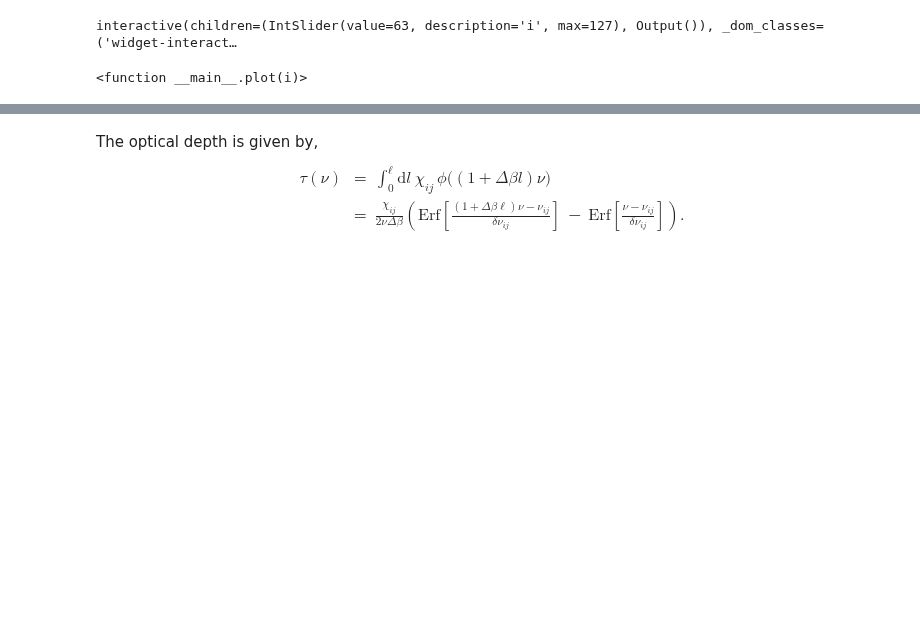
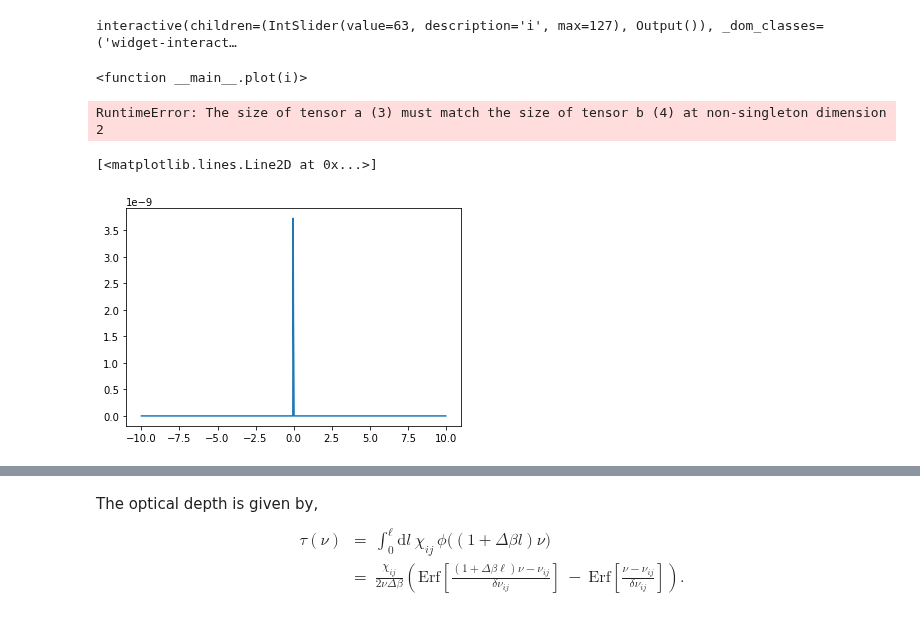
Before and after one commit to Magritte-code/pomme, a Jupyter notebook: docs/src/benchmarks/Benchmark_0.ipynb, the cells around one changed output, grey strips where cells are left out. Cells and saved outputs as stored; diff of their text form; code cells hidden in the pictures; blank space fills up the shorter version.

```diff
--- a/docs/src/benchmarks/Benchmark_0.ipynb
+++ b/docs/src/benchmarks/Benchmark_0.ipynb
@@ -200,0 +222,13 @@ interactive(children=(IntSlider(value=63, description='i', max=127), Output()),
+# %%
+a + b
+# %% [output]
+RuntimeError: The size of tensor a (3) must match the size of tensor b (4) at non-singleton dimension 2
+# %%
+delta = 1.0e-9
+width = 1.0e+1
+a = torch.linspace(-width, +width, 1000)
+b = torch.erf(a+delta) - torch.erf(a)
+plt.plot(a, b)
+# %% [output]
+[<matplotlib.lines.Line2D at 0x...>]
+[figure, added]
```
Also changed, not shown: parts of 10 cells of this notebook, 7 other files.
